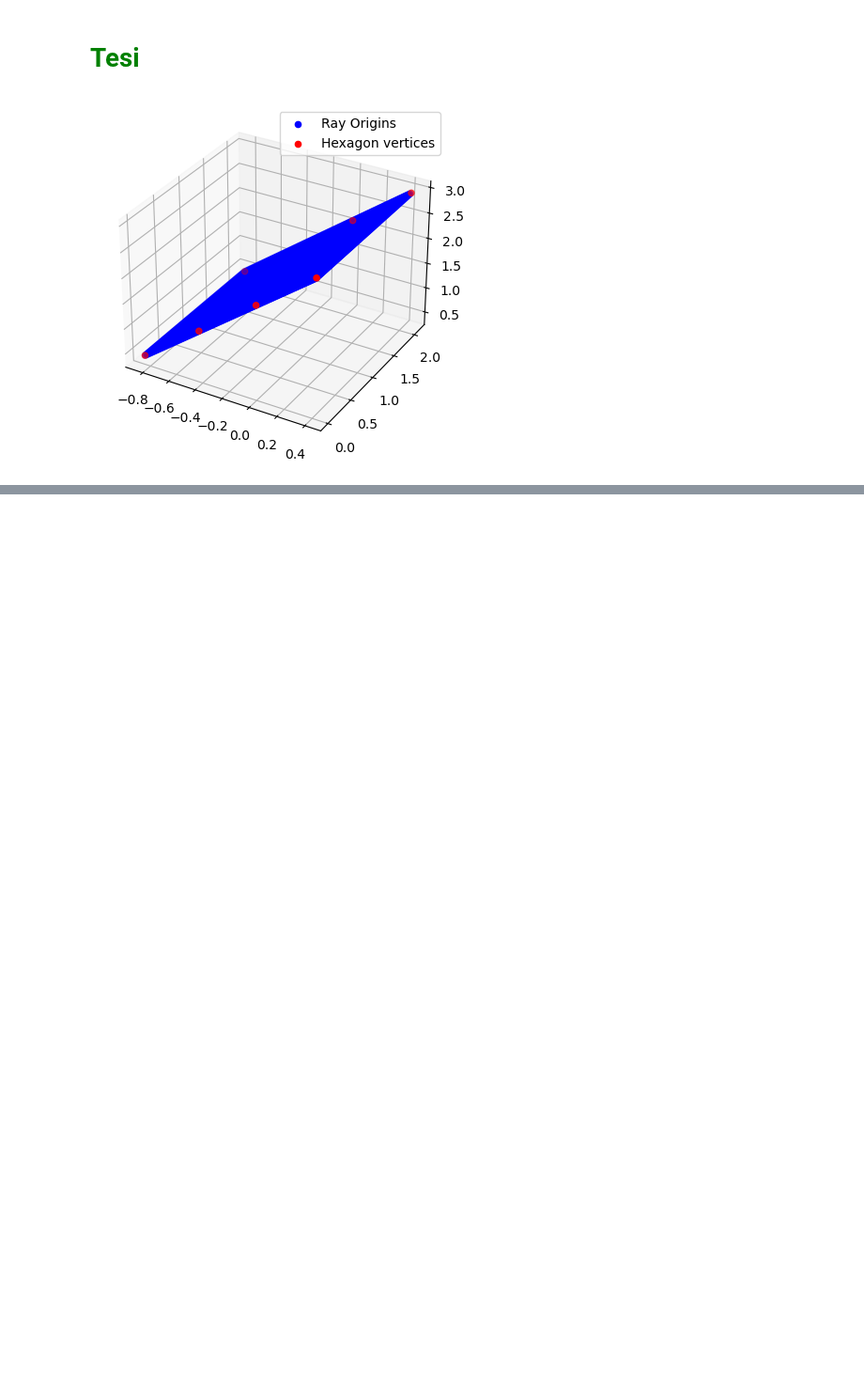
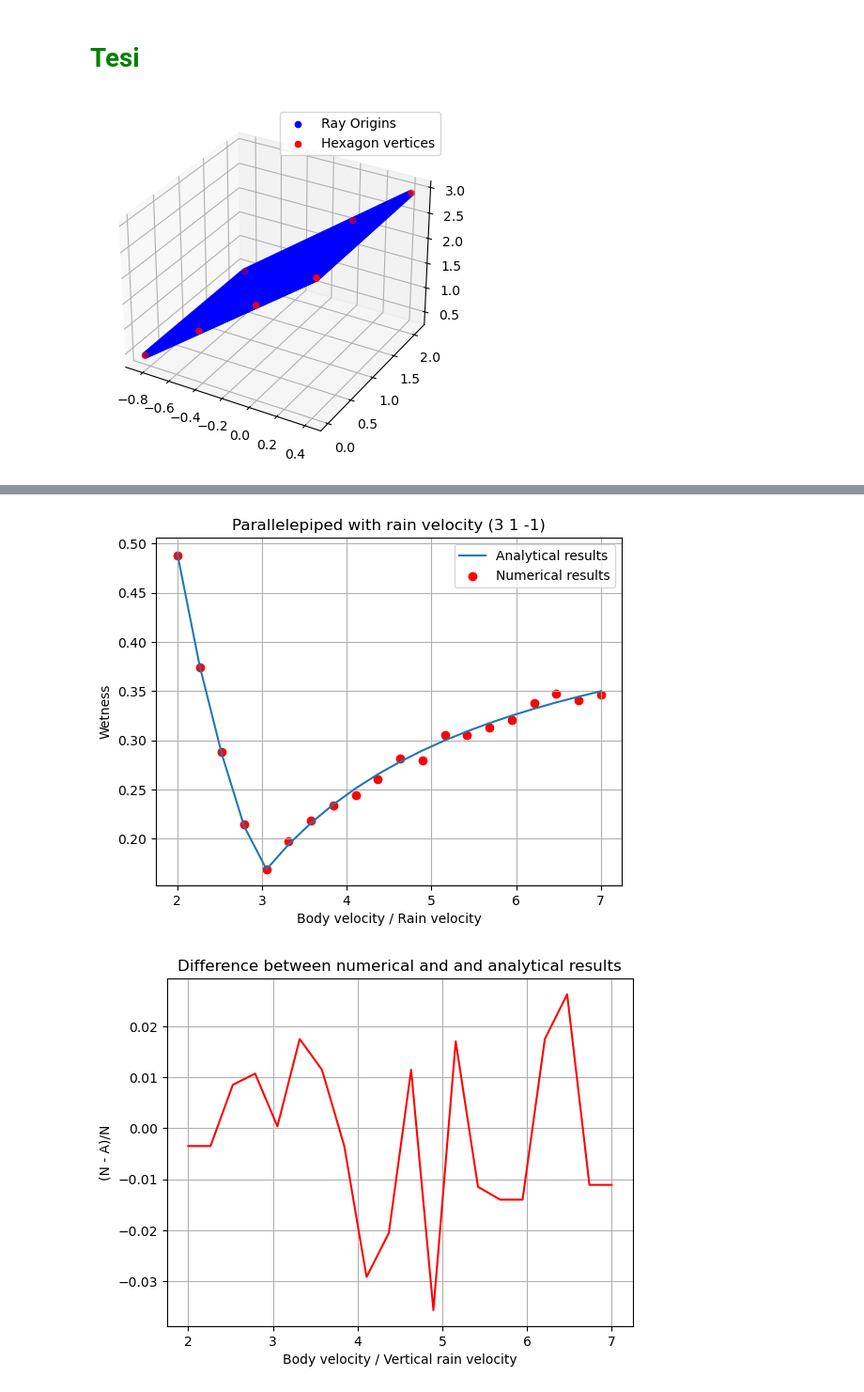
Before and after one commit to Cr3sp1/Rain, a Jupyter notebook: Tesi.ipynb, the cells around one changed output, grey strips where cells are left out. Shown at 94% size. Cells and saved outputs as stored; diff of their text form; code cells hidden in the pictures; blank space fills up the shorter version.

```diff
--- a/Tesi.ipynb
+++ b/Tesi.ipynb
@@ -83,0 +84,49 @@ plt.show()
+# %%
+# Read the data from the file
+with open("data/ComparePippo.dat", "r") as file:
+    lines = file.readlines()
+
+x_values = []
+y1_values = []
+y2_values = []
+
+for line in lines:
+    x, y1, y2 = map(float, line.split())
+    x_values.append(x)
+    y1_values.append(y1)
+    y2_values.append(y2)
+
+# Plot the data
+plt.plot(x_values, y1_values, label='Analytical results')
+plt.scatter(x_values, y2_values, color='red', label='Numerical results')
+
+# Add labels and title
+plt.xlabel('Body velocity / Rain velocity')
+plt.ylabel('Wetness')
+plt.title('Parallelepiped with rain velocity (3 1 -1)')
+plt.grid(True)
+
+#plt.ylim(0,100)
+# Add legend
+plt.legend()
+
+# Show the plot
+plt.show()
+
+#Calculate the difference between Y1 and Y2
+difference = [(y2 - y1)/y2 for y1, y2 in zip(y1_values, y2_values)]
+
+# Plot the difference
+plt.plot(x_values, difference, color='red')
+
+# Add labels and title
+plt.xlabel('Body velocity / Vertical rain velocity')
+plt.ylabel('(N - A)/N')
+plt.title('Difference between numerical and and analytical results')
+plt.grid(True)
+
+# Show the plot
+plt.show()
+# %% [output]
+[figure, added]
+[figure, added]
```
Also changed, not shown: parts of 1 cell of this notebook, 13 other files.
